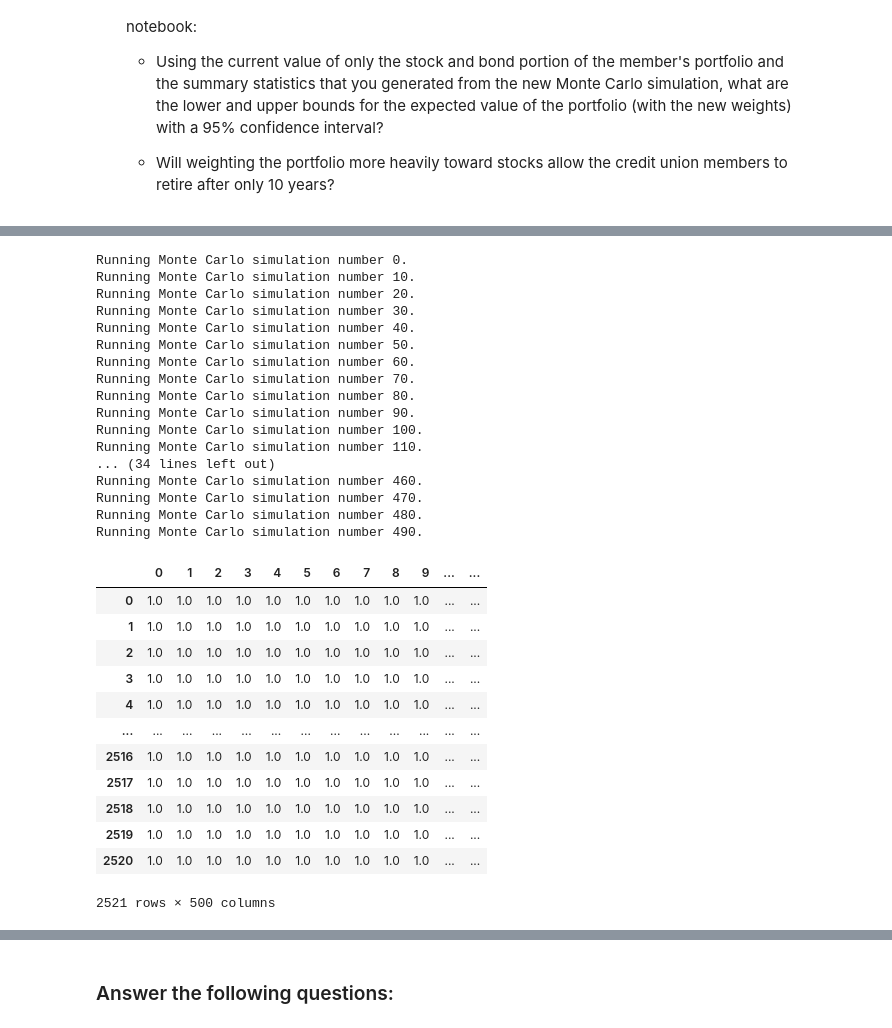
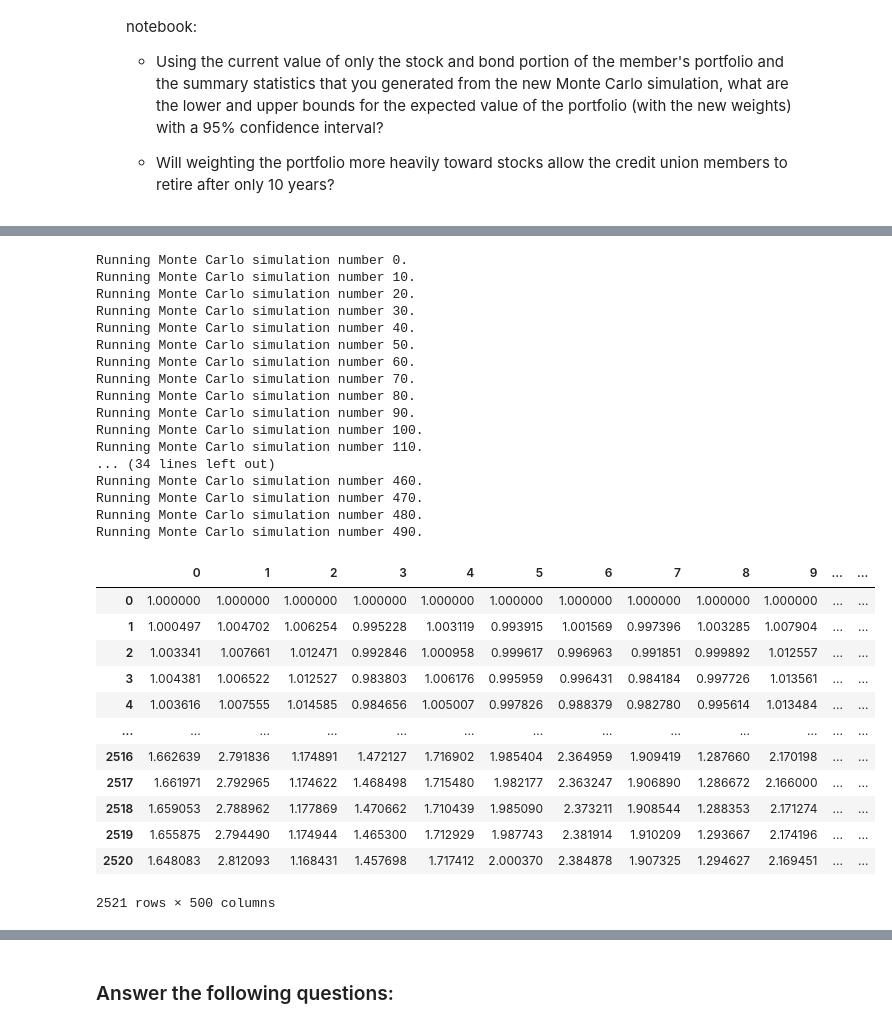
Before and after one commit to Leroy44/Monte-carlo-portfolio-forecasting-app, a Jupyter notebook: financial_planning_tools.ipynb, the cells around one changed output, grey strips where cells are left out. Saved outputs shown, nothing was run; the diff lists cells and outputs as text; code cells hidden in the pictures.

```diff
--- a/financial_planning_tools.ipynb
+++ b/financial_planning_tools.ipynb
@@ -413,8 +413,8 @@ In this section, you’ll use the MCForecastTools library to create a Monte Carl
 # %%
 # Set start and end dates of 3 years back from your current date
 # Alternatively, you can use an end date of 2020-08-07 and work 3 years back from that date
-start_date_3year = pd.Timestamp("2020-08-07", tz ="America/New_York").isoformat()
-end_date_3year= pd.Timestamp("2020-08-07", tz="America/New_York").isoformat()
+start_date = pd.Timestamp("2018-10-20", tz="America/New_York").isoformat()
+end_date = pd.Timestamp("2021-10-20", tz="America/New_York").isoformat()
 
 
 # Set number of rows to 1000 to retrieve the maximum amount of rows
@@ -424,17 +424,17 @@ limit_rows = 1000
 # The tickers and timeframe parameters should have been set in Part 1 of this activity
 # The start and end dates should be updated with the information set above
 # Remember to add the df property to the end of the call so the response is returned as a DataFrame
-portfolio_mc_df = alpaca.get_barset(
+df_prices = alpaca.get_barset(
     tickers,
     timeframe,
-    start= start_date_3year,
-    end = end_date_3year,
-    limit = limit_rows
+    start=start_date,
+    end=end_date,
+    limit=limit_rows
 ).df
 
 # Display both the first and last five rows of the DataFrame
-display(portfolio_mc_df.head())
-display(portfolio_mc_df.tail())
+display(df_prices.head())
+display(df_prices.tail())
 # %% [output]
 |  | AGG |  |  |  |  | SPY |  |  |  |  |
 |  | open | high | low | close | volume | open | high | low | close | volume |
@@ -576,15 +609,15 @@ For this new Monte Carlo simulation, do the following:
 # Configure a Monte Carlo simulation to forecast 10 years cumulative returns
 # The weights should be split 20% to AGG and 80% to SPY.
 # Run 500 samples.
-mc_tenyear = MCSimulation(
-    portfolio_data = portfolio_mc_df,
-    weights = [.20,.80],
-    num_simulation=500,
-    num_trading_days=252*10
+simulation_mc10 = MCSimulation(
+    portfolio_data = df_prices,
+    weights = [0.8, 0.2],
+    num_simulation = 500,
+    num_trading_days = 2520,
 )
 
 # Review the simulation input data
-mc_tenyear.portfolio_data.head()
+simulation_mc10.portfolio_data.head()
 # %% [output]
 |  | AGG |  |  |  |  |  | SPY |  |  |  | ... |
 |  | open | high | low | close | volume | daily_return | open | high | low | close | ... |
@@ -593,36 +630,36 @@ mc_tenyear.portfolio_data.head()
 # %%
 # Run the Monte Carlo simulation to forecast 10 years cumulative returns
-mc_tenyear.calc_cumulative_return()
+simulation_mc10.calc_cumulative_return()
 # %% [output]
 Running Monte Carlo simulation number 0.
 Running Monte Carlo simulation number 10.
 Running Monte Carlo simulation number 20.
 Running Monte Carlo simulation number 30.
 Running Monte Carlo simulation number 40.
 Running Monte Carlo simulation number 50.
 Running Monte Carlo simulation number 60.
 Running Monte Carlo simulation number 70.
 Running Monte Carlo simulation number 80.
 Running Monte Carlo simulation number 90.
 Running Monte Carlo simulation number 100.
 Running Monte Carlo simulation number 110.
 ... (34 lines left out)
 Running Monte Carlo simulation number 460.
 Running Monte Carlo simulation number 470.
 Running Monte Carlo simulation number 480.
 Running Monte Carlo simulation number 490.
 |  | 0 | 1 | 2 | 3 | 4 | 5 | 6 | 7 | 8 | 9 | ... | ... |
-| 0 | 1.0 | 1.0 | 1.0 | 1.0 | 1.0 | 1.0 | 1.0 | 1.0 | 1.0 | 1.0 | ... | ... |
-| 1 | 1.0 | 1.0 | 1.0 | 1.0 | 1.0 | 1.0 | 1.0 | 1.0 | 1.0 | 1.0 | ... | ... |
-| 2 | 1.0 | 1.0 | 1.0 | 1.0 | 1.0 | 1.0 | 1.0 | 1.0 | 1.0 | 1.0 | ... | ... |
-| 3 | 1.0 | 1.0 | 1.0 | 1.0 | 1.0 | 1.0 | 1.0 | 1.0 | 1.0 | 1.0 | ... | ... |
-| 4 | 1.0 | 1.0 | 1.0 | 1.0 | 1.0 | 1.0 | 1.0 | 1.0 | 1.0 | 1.0 | ... | ... |
+| 0 | 1.000000 | 1.000000 | 1.000000 | 1.000000 | 1.000000 | 1.000000 | 1.000000 | 1.000000 | 1.000000 | 1.000000 | ... | ... |
+| 1 | 1.000497 | 1.004702 | 1.006254 | 0.995228 | 1.003119 | 0.993915 | 1.001569 | 0.997396 | 1.003285 | 1.007904 | ... | ... |
+| 2 | 1.003341 | 1.007661 | 1.012471 | 0.992846 | 1.000958 | 0.999617 | 0.996963 | 0.991851 | 0.999892 | 1.012557 | ... | ... |
+| 3 | 1.004381 | 1.006522 | 1.012527 | 0.983803 | 1.006176 | 0.995959 | 0.996431 | 0.984184 | 0.997726 | 1.013561 | ... | ... |
+| 4 | 1.003616 | 1.007555 | 1.014585 | 0.984656 | 1.005007 | 0.997826 | 0.988379 | 0.982780 | 0.995614 | 1.013484 | ... | ... |
 | ... | ... | ... | ... | ... | ... | ... | ... | ... | ... | ... | ... | ... |
-| 2516 | 1.0 | 1.0 | 1.0 | 1.0 | 1.0 | 1.0 | 1.0 | 1.0 | 1.0 | 1.0 | ... | ... |
-| 2517 | 1.0 | 1.0 | 1.0 | 1.0 | 1.0 | 1.0 | 1.0 | 1.0 | 1.0 | 1.0 | ... | ... |
-| 2518 | 1.0 | 1.0 | 1.0 | 1.0 | 1.0 | 1.0 | 1.0 | 1.0 | 1.0 | 1.0 | ... | ... |
-| 2519 | 1.0 | 1.0 | 1.0 | 1.0 | 1.0 | 1.0 | 1.0 | 1.0 | 1.0 | 1.0 | ... | ... |
-| 2520 | 1.0 | 1.0 | 1.0 | 1.0 | 1.0 | 1.0 | 1.0 | 1.0 | 1.0 | 1.0 | ... | ... |
+| 2516 | 1.662639 | 2.791836 | 1.174891 | 1.472127 | 1.716902 | 1.985404 | 2.364959 | 1.909419 | 1.287660 | 2.170198 | ... | ... |
+| 2517 | 1.661971 | 2.792965 | 1.174622 | 1.468498 | 1.715480 | 1.982177 | 2.363247 | 1.906890 | 1.286672 | 2.166000 | ... | ... |
+| 2518 | 1.659053 | 2.788962 | 1.177869 | 1.470662 | 1.710439 | 1.985090 | 2.373211 | 1.908544 | 1.288353 | 2.171274 | ... | ... |
+| 2519 | 1.655875 | 2.794490 | 1.174944 | 1.465300 | 1.712929 | 1.987743 | 2.381914 | 1.910209 | 1.293667 | 2.174196 | ... | ... |
+| 2520 | 1.648083 | 2.812093 | 1.168431 | 1.457698 | 1.717412 | 2.000370 | 2.384878 | 1.907325 | 1.294627 | 2.169451 | ... | ... |
 2521 rows × 500 columns
 # %%
 # Visualize the 10-year Monte Carlo simulation by creating an
```
Also changed, not shown: parts of 26 cells of this notebook.
